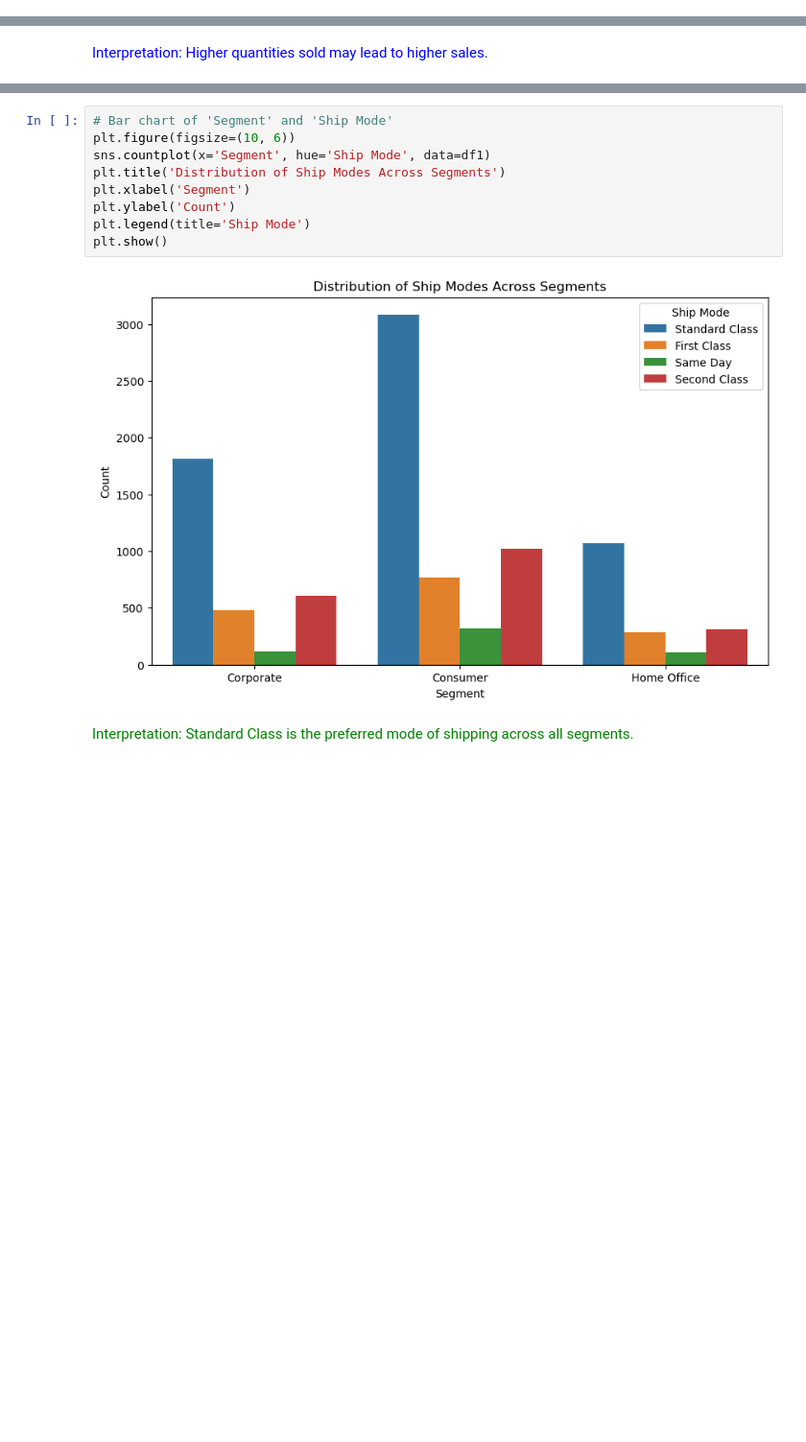
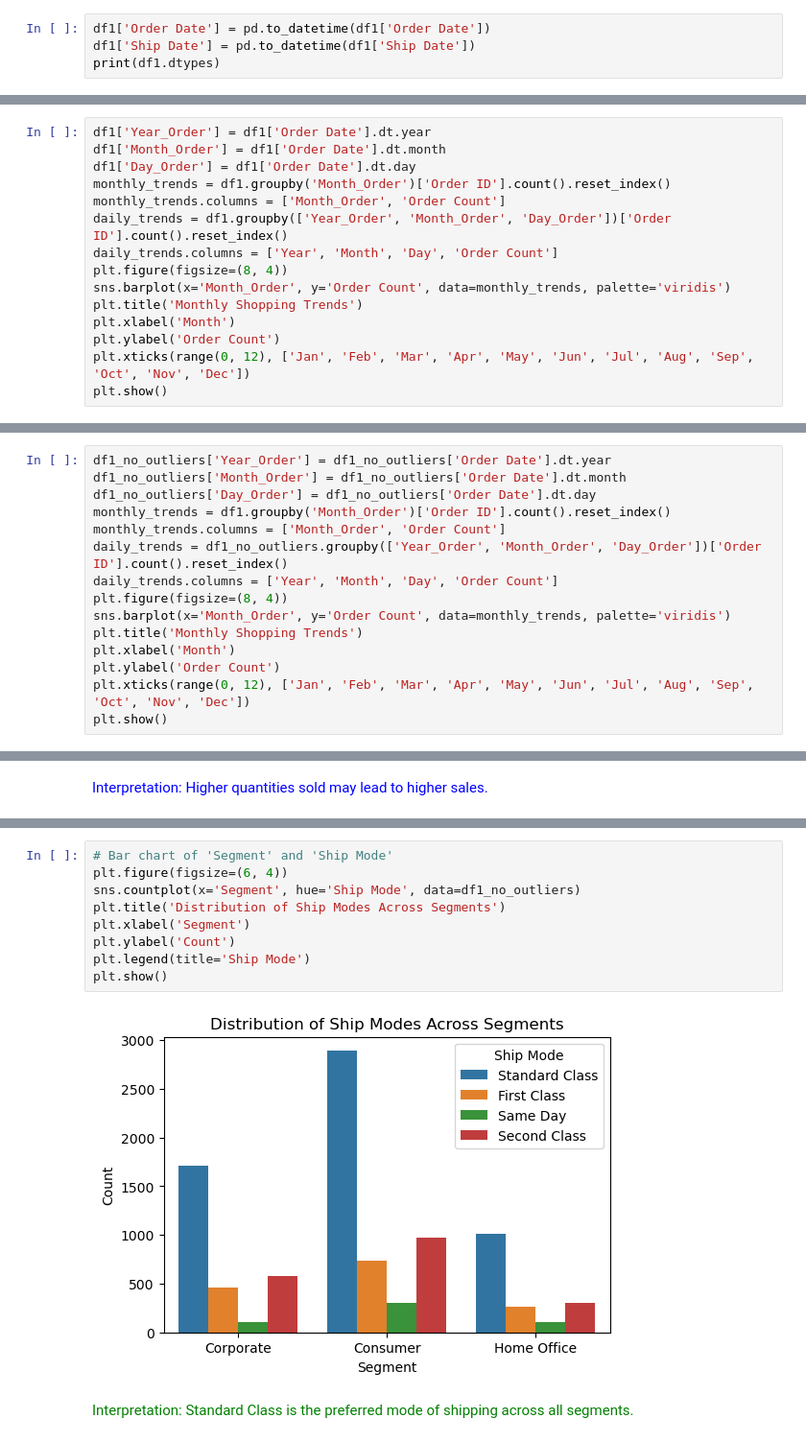
Before and after one commit to hennypurwadi/771951_Dataset_Analysis, a Jupyter notebook: 202370140_analysing_1.ipynb, the cells around one changed output, grey strips where cells are left out. Shown at 96% size. Saved outputs shown, nothing was run; the diff lists cells and outputs as text; blank space fills up the shorter version.

```diff
--- a/202370140_analysing_1.ipynb
+++ b/202370140_analysing_1.ipynb
@@ -85,0 +65,4 @@ dtype: object
+# %%
+df1['Order Date'] = pd.to_datetime(df1['Order Date'])
+df1['Ship Date'] = pd.to_datetime(df1['Ship Date'])
+print(df1.dtypes)
@@ -87,0 +91,15 @@ dtype: object
+# %%
+df1['Year_Order'] = df1['Order Date'].dt.year
+df1['Month_Order'] = df1['Order Date'].dt.month
+df1['Day_Order'] = df1['Order Date'].dt.day
+monthly_trends = df1.groupby('Month_Order')['Order ID'].count().reset_index()
+monthly_trends.columns = ['Month_Order', 'Order Count']
+daily_trends = df1.groupby(['Year_Order', 'Month_Order', 'Day_Order'])['Order ID'].count().reset_index()
+daily_trends.columns = ['Year', 'Month', 'Day', 'Order Count']
+plt.figure(figsize=(8, 4))
+sns.barplot(x='Month_Order', y='Order Count', data=monthly_trends, palette='viridis')
+plt.title('Monthly Shopping Trends')
+plt.xlabel('Month')
+plt.ylabel('Order Count')
+plt.xticks(range(0, 12), ['Jan', 'Feb', 'Mar', 'Apr', 'May', 'Jun', 'Jul', 'Aug', 'Sep', 'Oct', 'Nov', 'Dec'])
+plt.show()
@@ -143,0 +250,15 @@ df1_no_outliers[numerical_vars].head(3)
+# %%
+df1_no_outliers['Year_Order'] = df1_no_outliers['Order Date'].dt.year
+df1_no_outliers['Month_Order'] = df1_no_outliers['Order Date'].dt.month
+df1_no_outliers['Day_Order'] = df1_no_outliers['Order Date'].dt.day
+monthly_trends = df1.groupby('Month_Order')['Order ID'].count().reset_index()
+monthly_trends.columns = ['Month_Order', 'Order Count']
+daily_trends = df1_no_outliers.groupby(['Year_Order', 'Month_Order', 'Day_Order'])['Order ID'].count().reset_index()
+daily_trends.columns = ['Year', 'Month', 'Day', 'Order Count']
+plt.figure(figsize=(8, 4))
+sns.barplot(x='Month_Order', y='Order Count', data=monthly_trends, palette='viridis')
+plt.title('Monthly Shopping Trends')
+plt.xlabel('Month')
+plt.ylabel('Order Count')
+plt.xticks(range(0, 12), ['Jan', 'Feb', 'Mar', 'Apr', 'May', 'Jun', 'Jul', 'Aug', 'Sep', 'Oct', 'Nov', 'Dec'])
+plt.show()
@@ -338,14 +529,14 @@ Home Office          284       112           316            1071
 # %%
 # Bar chart of 'Segment' and 'Ship Mode'
-plt.figure(figsize=(10, 6))
-sns.countplot(x='Segment', hue='Ship Mode', data=df1)
+plt.figure(figsize=(6, 4))
+sns.countplot(x='Segment', hue='Ship Mode', data=df1_no_outliers)
 plt.title('Distribution of Ship Modes Across Segments')
 plt.xlabel('Segment')
 plt.ylabel('Count')
 plt.legend(title='Ship Mode')
 plt.show()
 # %% [output]
-[figure, old version]
+[figure, new version]
 # %% [markdown]
 <span style="color: green;">Interpretation: Standard Class is the preferred mode of shipping across all segments.</span>
 # %% [markdown]
```
Also changed, not shown: parts of 73 cells of this notebook, 1 other file.
